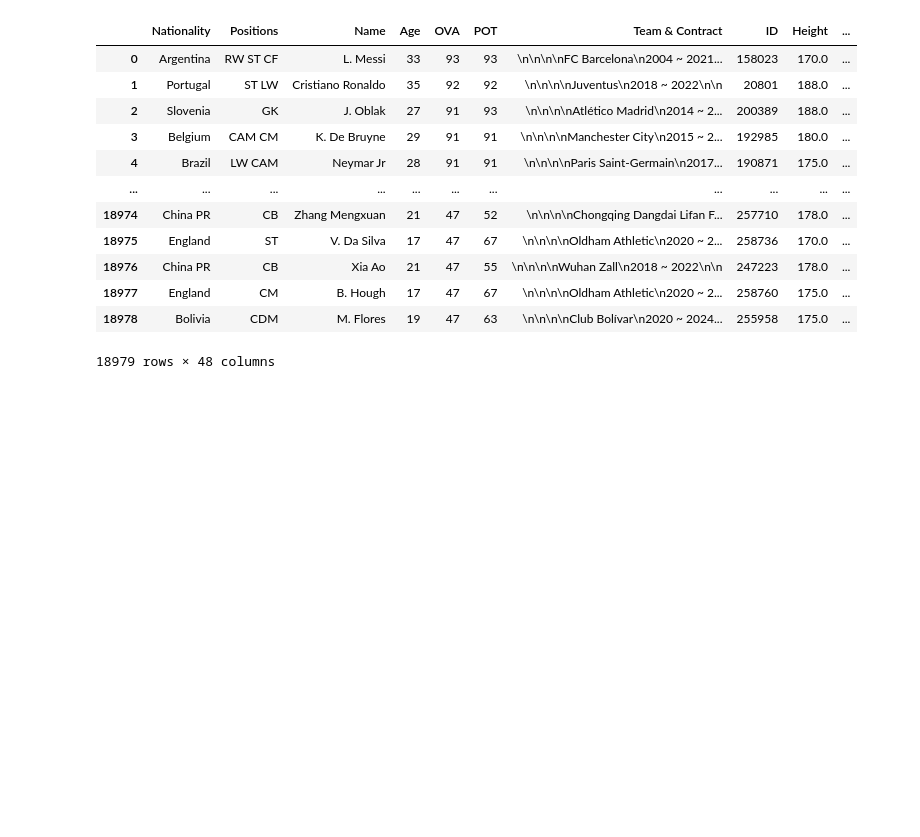
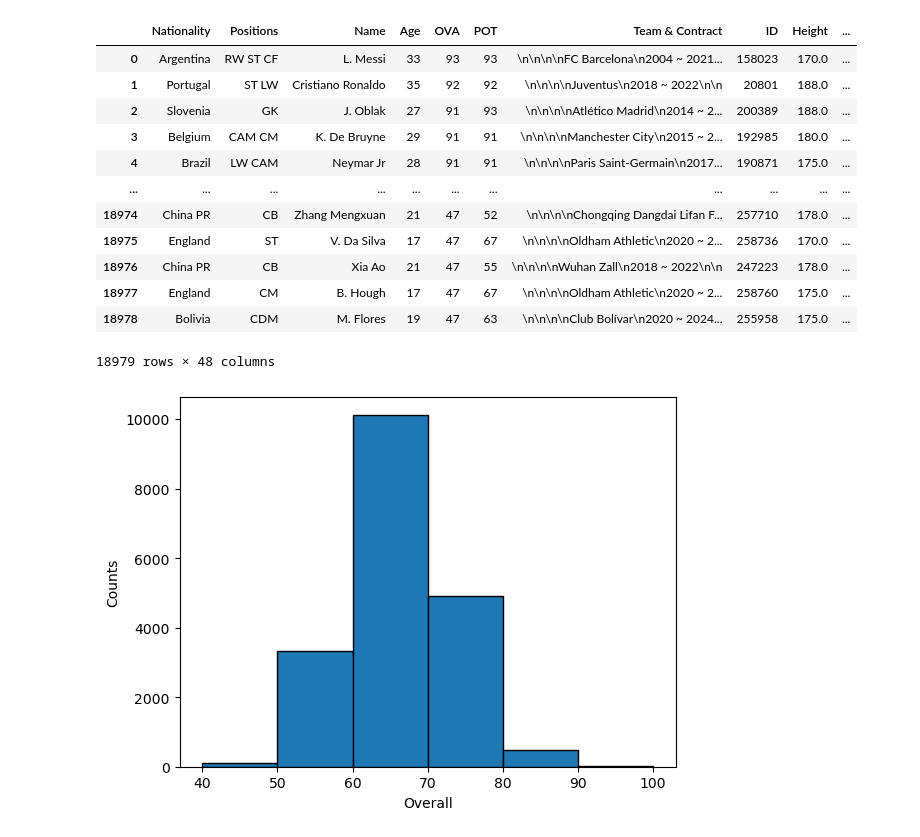
Before and after one commit to NazimKs/ETL_data_warehouse, a Jupyter notebook: ETL_data_warhouse.ipynb, the cells around one changed output. Cells and saved outputs as stored; diff of their text form; code cells hidden in the pictures; blank space fills up the shorter version.

```diff
--- a/ETL_data_warhouse.ipynb
+++ b/ETL_data_warhouse.ipynb
@@ -394,3 +396,10 @@ fifa_df
 | 18977 | England | CM | B. Hough | 17 | 47 | 67 | \n\n\n\nOldham Athletic\n2020 ~ 2... | 258760 | 175.0 | ... |
 | 18978 | Bolivia | CDM | M. Flores | 19 | 47 | 63 | \n\n\n\nClub Bolívar\n2020 ~ 2024... | 255958 | 175.0 | ... |
 18979 rows × 48 columns
+# %%
+plt.hist(fifa_df["OVA"], bins=range(40, 100+10 , 10), edgecolor='k')
+plt.ylabel("Counts")
+plt.xlabel("Overall")
+plt.show()
+# %% [output]
+[figure, added]
```
Also changed, not shown: parts of 4 cells of this notebook.
